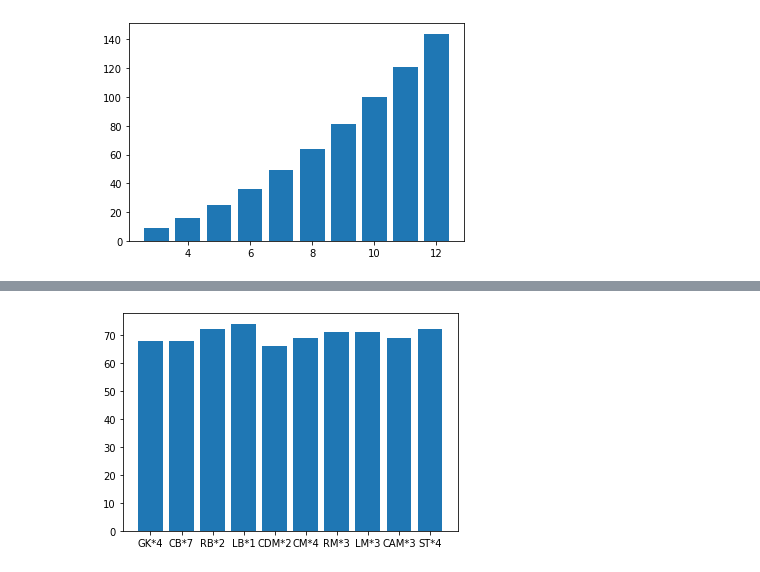
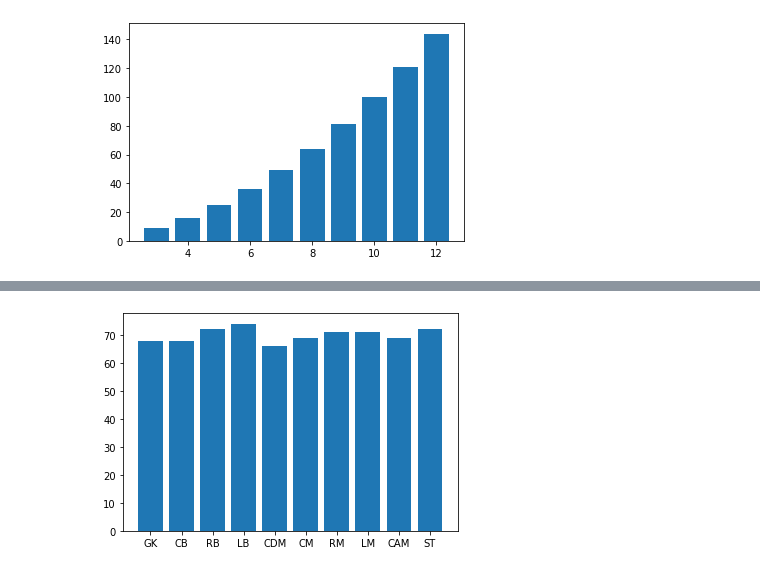
Before and after one commit to dany-mike/fifa_15_data_analysis, a Jupyter notebook: data_analysis_fifa.ipynb, the cells around one changed output, grey strips where cells are left out. Cells and saved outputs as stored; diff of their text form; code cells hidden in the pictures.

```diff
--- a/data_analysis_fifa.ipynb
+++ b/data_analysis_fifa.ipynb
@@ -93,13 +93,6 @@ def getUniqueRolesByTeam(team):
         positions_list.append(position)
     return list(dict.fromkeys(positions_list))
 
-def getOverallListByPositionAndTeam(position, team):
-    for unique_role in getUniqueRolesByTeam(team):
-            if position == unique_role and position == 'GK':
-                for overall_index, overall in enumerate(overall_team):
-                    if overall_index == position_index:
-                        GK.append(overall)
-
 def addPositionbyRoleAndTeam(main_position, unique_role, team,  position_index, position_list, desired_position):
     overall_team = team['overall']
     if main_position == unique_role and main_position == desired_position:
@@ -115,7 +108,7 @@ def roundValue(value):
     return round(value)
 
 def formatPlayerRole(role, quantity):
-    return "{}*{}".format(role, quantity)
+    return "{}".format(role, quantity)
 
 
 def getAveragePlayerOverallRateByTeam(team):
@@ -135,31 +128,31 @@ def getAveragePlayerOverallRateByTeam(team):
         for unique_role in getUniqueRolesByTeam(team):
             addPositionbyRoleAndTeam(main_position, unique_role, team, position_index, GK, 'GK')
             addPositionbyRoleAndTeam(main_position, unique_role, team, position_index, CB, 'CB')
             addPositionbyRoleAndTeam(main_position, unique_role, team, position_index, RB, 'RB')
             addPositionbyRoleAndTeam(main_position, unique_role, team, position_index, LB, 'LB')
             addPositionbyRoleAndTeam(main_position, unique_role, team, position_index, CDM, 'CDM')
             addPositionbyRoleAndTeam(main_position, unique_role, team, position_index, CM, 'CM')
             addPositionbyRoleAndTeam(main_position, unique_role, team, position_index, RM, 'RM')
             addPositionbyRoleAndTeam(main_position, unique_role, team, position_index, LM, 'LM')
             addPositionbyRoleAndTeam(main_position, unique_role, team, position_index, CAM, 'CAM')
             addPositionbyRoleAndTeam(main_position, unique_role, team, position_index, ST, 'ST')
     overrall_average_position_list = []
     overrall_average_position_list.append(roundValue(Average(GK)))
     overrall_average_position_list.append(roundValue(Average(CB)))
     overrall_average_position_list.append(roundValue(Average(RB)))
     overrall_average_position_list.append(roundValue(Average(LB)))
     overrall_average_position_list.append(roundValue(Average(CDM)))
     overrall_average_position_list.append(roundValue(Average(CM)))
     overrall_average_position_list.append(roundValue(Average(RM)))
     overrall_average_position_list.append(roundValue(Average(LM)))
     overrall_average_position_list.append(roundValue(Average(CAM)))
     overrall_average_position_list.append(roundValue(Average(ST)))
 
     x=[formatPlayerRole('GK', len(GK)), formatPlayerRole('CB', len(CB)), formatPlayerRole('RB', len(RB)), formatPlayerRole('LB', len(LB)), formatPlayerRole('CDM', len(CDM)), formatPlayerRole('CM', len(CM)), formatPlayerRole('RM', len(RM)), formatPlayerRole('LM', len(LM)), formatPlayerRole('CAM', len(CAM)), formatPlayerRole('ST', len(ST))]
     y= overrall_average_position_list
     plt.bar(x,y)
     plt.show()
 
 getAveragePlayerOverallRateByTeam(crystal_palace_team)
 # %% [output]
-[figure, old version]
+[figure, new version]
```
Also changed, not shown: parts of 1 cell of this notebook.
